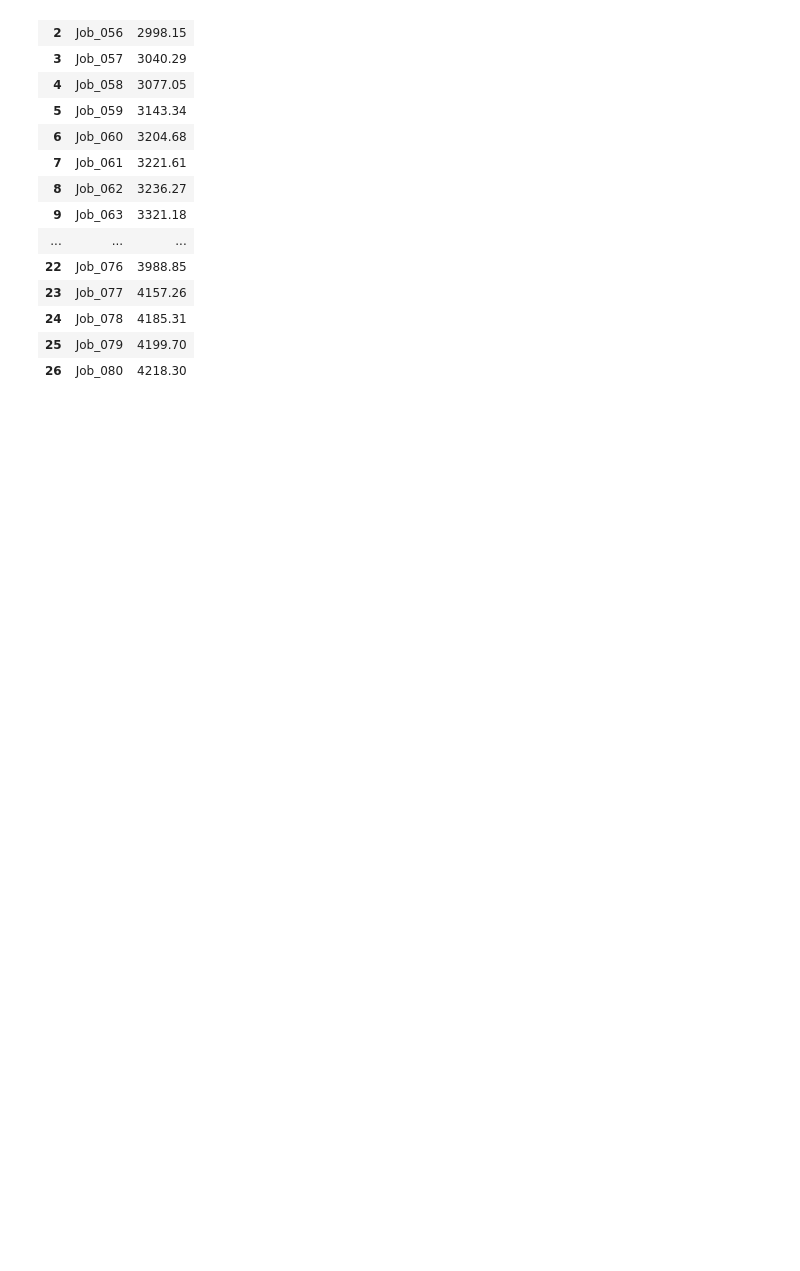
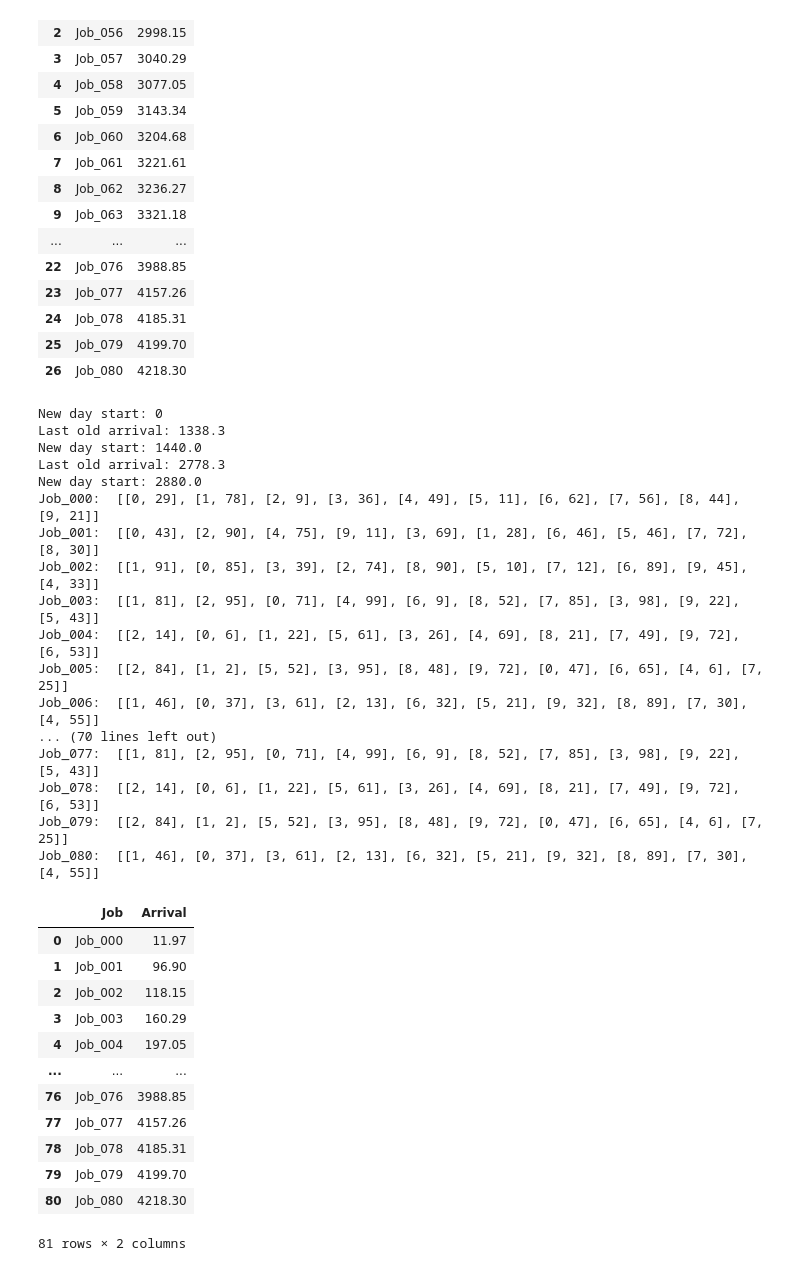
Before and after one commit to konrad-adamski/HTWD_JSSP, a Jupyter notebook: 01_Mai/08a_Rolling Planning_prep.ipynb, the cells around one changed output. Drawn from its saved outputs; the diff is of its cells as text; code cells hidden in the pictures; blank space fills up the shorter version.

```diff
--- a/01_Mai/08a_Rolling Planning_prep.ipynb
+++ b/01_Mai/08a_Rolling Planning_prep.ipynb
@@ -82,23 +82,13 @@ def create_new_arrivals(numb_jobs: int, mean_interarrival_time: float, start_tim
     return new_arrivals
 # %%
 def create_new_jobs_with_arrivals_for_one_day(old_job_dict: dict, old_arrivals_df: pd.DataFrame, new_job_dict: dict,
-                                              u_b_mmax: float = 0.9,shuffle: bool = False):
-    """
-    Erzeugt für einen Zeitraum von `day_numb` Tagen neue Jobs und ihre Ankunftszeiten.
-    Die Ursprungsinstanz wird mehrfach (ca. 2.3 * day_numb) repliziert,
-    Ankunftszeiten werden anhand der mittleren Zwischenankunftszeit generiert und
-    auf das Zeitfenster [0, 60*24*day_numb] Minuten beschränkt.
-    """
+                                              u_b_mmax: float = 0.9, shuffle: bool = False):
 
     new_day_start = 0
 
     if old_arrivals_df is not None and not old_arrivals_df.empty:
         last_old_arrival = old_arrivals_df["Arrival"].max()
         new_day_start = ((last_old_arrival // 1440) + 1) * 1440
-
-        print(f"Last old arrival: {last_old_arrival}")
-
-    print(f"New day start: {new_day_start}")
 
 
     # 1) Instanz vervielfachen
@@ -255,3 +245,67 @@ Job_080:  [[1, 46], [0, 37], [3, 61], [2, 13], [6, 32], [5, 21], [9, 32], [8, 89
 | 24 | Job_078 | 4185.31 |
 | 25 | Job_079 | 4199.70 |
 | 26 | Job_080 | 4218.30 |
+# %%
+import pandas as pd
+
+def init_jobs_with_arrivals(new_job_dict: dict, day_num: int, mu_b_mmax: float = 0.9) -> (dict, pd.DataFrame):
+
+    # Startwerte: keine alten Jobs oder Ankünfte
+    old_job_dict = {}
+    old_arrivals_df = pd.DataFrame(columns=["Job", "Arrival"])
+
+    combined_jobs = {}
+    arrivals_list = []
+
+    # Für jeden Tag neu erzeugen und anhängen
+    for _ in range(day_num):
+        new_jobs, df_arrivals = create_new_jobs_with_arrivals_for_one_day(old_job_dict, old_arrivals_df,
+                                                                          new_job_dict, u_b_mmax=u_b_mmax)
+        # Jobs sammeln
+        combined_jobs.update(new_jobs)
+        # Ankünfte sammeln
+        arrivals_list.append(df_arrivals)
+
+        # Für den nächsten Tag als Basis übernehmen
+        old_job_dict = new_jobs
+        old_arrivals_df = df_arrivals
+
+    # Alle Ankünfte zu einem DataFrame zusammenführen
+    df_all_arrivals = pd.concat(arrivals_list, ignore_index=True)
+
+    return combined_jobs, df_all_arrivals
+# %%
+jssp_data_days, df_arrivals_days = init_jobs_with_arrivals(instance, 3)
+show.print_jobs(jssp_data_days)
+df_arrivals_days
+# %% [output]
+New day start: 0
+Last old arrival: 1338.3
+New day start: 1440.0
+Last old arrival: 2778.3
+New day start: 2880.0
+Job_000:  [[0, 29], [1, 78], [2, 9], [3, 36], [4, 49], [5, 11], [6, 62], [7, 56], [8, 44], [9, 21]]
+Job_001:  [[0, 43], [2, 90], [4, 75], [9, 11], [3, 69], [1, 28], [6, 46], [5, 46], [7, 72], [8, 30]]
+Job_002:  [[1, 91], [0, 85], [3, 39], [2, 74], [8, 90], [5, 10], [7, 12], [6, 89], [9, 45], [4, 33]]
+Job_003:  [[1, 81], [2, 95], [0, 71], [4, 99], [6, 9], [8, 52], [7, 85], [3, 98], [9, 22], [5, 43]]
+Job_004:  [[2, 14], [0, 6], [1, 22], [5, 61], [3, 26], [4, 69], [8, 21], [7, 49], [9, 72], [6, 53]]
+Job_005:  [[2, 84], [1, 2], [5, 52], [3, 95], [8, 48], [9, 72], [0, 47], [6, 65], [4, 6], [7, 25]]
+Job_006:  [[1, 46], [0, 37], [3, 61], [2, 13], [6, 32], [5, 21], [9, 32], [8, 89], [7, 30], [4, 55]]
+... (70 lines left out)
+Job_077:  [[1, 81], [2, 95], [0, 71], [4, 99], [6, 9], [8, 52], [7, 85], [3, 98], [9, 22], [5, 43]]
+Job_078:  [[2, 14], [0, 6], [1, 22], [5, 61], [3, 26], [4, 69], [8, 21], [7, 49], [9, 72], [6, 53]]
+Job_079:  [[2, 84], [1, 2], [5, 52], [3, 95], [8, 48], [9, 72], [0, 47], [6, 65], [4, 6], [7, 25]]
+Job_080:  [[1, 46], [0, 37], [3, 61], [2, 13], [6, 32], [5, 21], [9, 32], [8, 89], [7, 30], [4, 55]]
+|  | Job | Arrival |
+| 0 | Job_000 | 11.97 |
+| 1 | Job_001 | 96.90 |
+| 2 | Job_002 | 118.15 |
+| 3 | Job_003 | 160.29 |
+| 4 | Job_004 | 197.05 |
+| ... | ... | ... |
+| 76 | Job_076 | 3988.85 |
+| 77 | Job_077 | 4157.26 |
+| 78 | Job_078 | 4185.31 |
+| 79 | Job_079 | 4199.70 |
+| 80 | Job_080 | 4218.30 |
+81 rows × 2 columns
```
Also changed, not shown: parts of 3 cells of this notebook.
